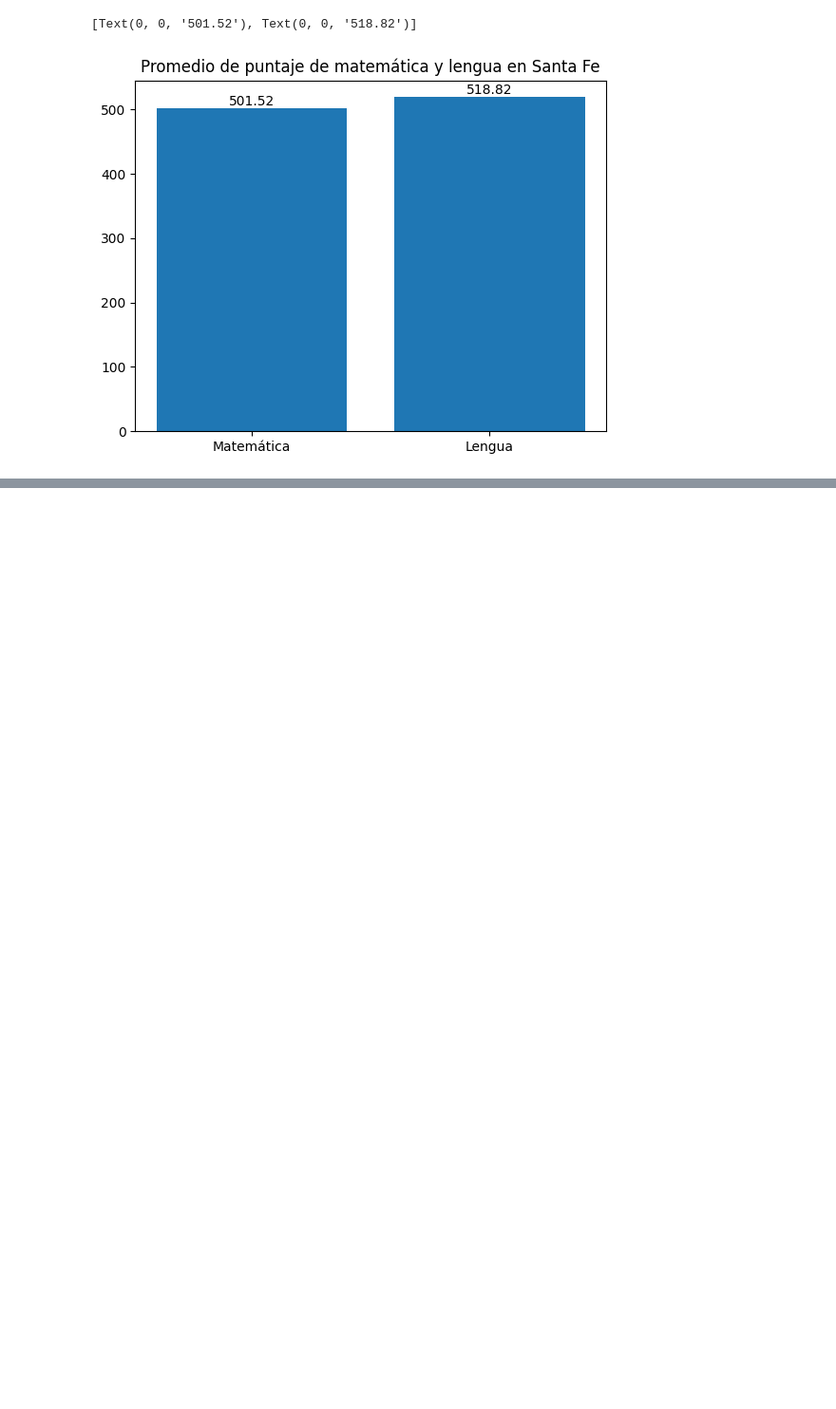
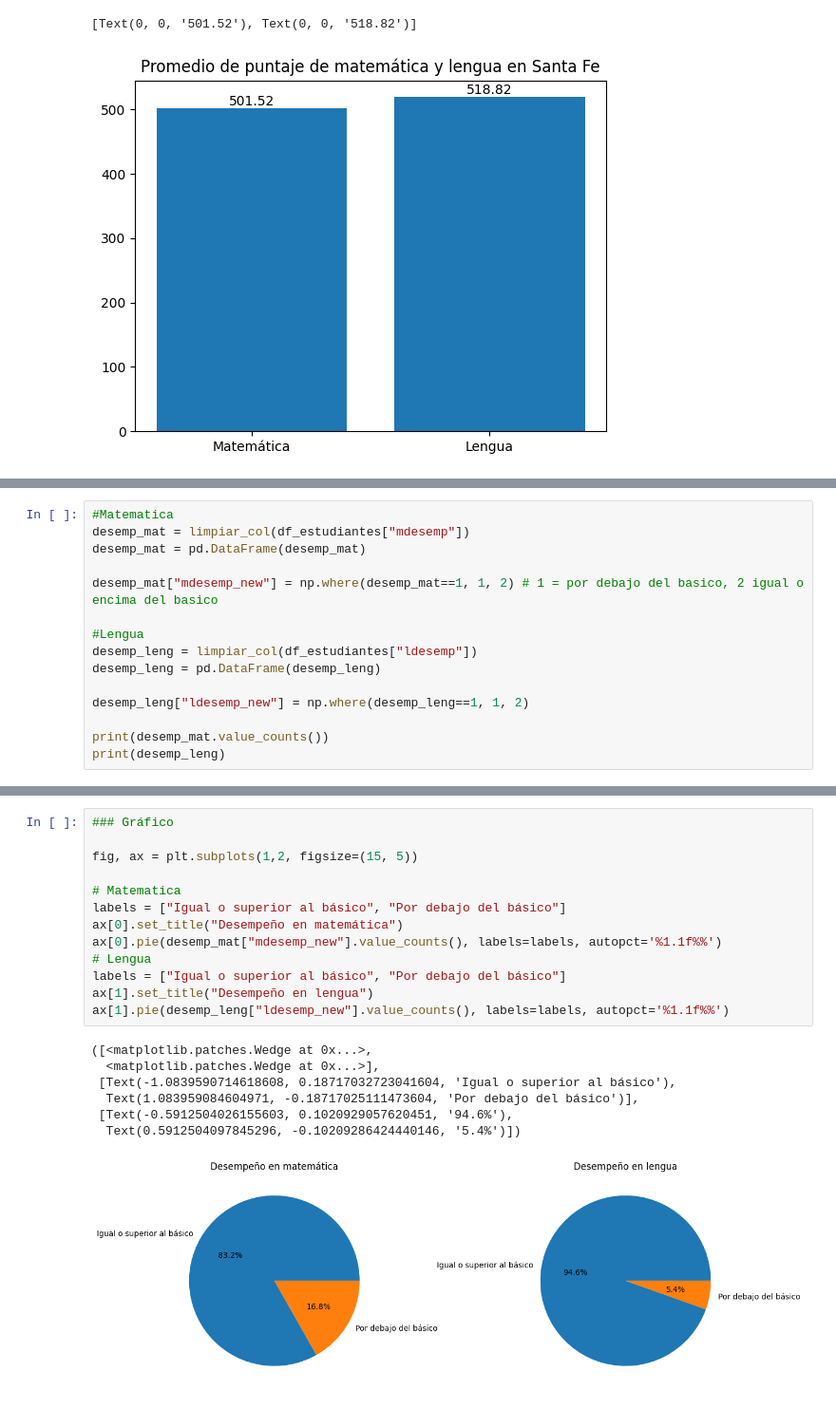
Before and after one commit to alerodriguez01/tp1-cs-datos, a Jupyter notebook: tp1-cs-datos.ipynb, the cells around one changed output, grey strips where cells are left out. Shown at 95% size. Cells and saved outputs as stored; diff of their text form; blank space fills up the shorter version.

```diff
--- a/tp1-cs-datos.ipynb
+++ b/tp1-cs-datos.ipynb
@@ -312,0 +322,15 @@ ax.bar_label(ax.containers[0], fmt='%.2f')
+# %%
+#Matematica
+desemp_mat = limpiar_col(df_estudiantes["mdesemp"])
+desemp_mat = pd.DataFrame(desemp_mat)
+
+desemp_mat["mdesemp_new"] = np.where(desemp_mat==1, 1, 2) # 1 = por debajo del basico, 2 igual o encima del basico
+
+#Lengua
+desemp_leng = limpiar_col(df_estudiantes["ldesemp"])
+desemp_leng = pd.DataFrame(desemp_leng)
+
+desemp_leng["ldesemp_new"] = np.where(desemp_leng==1, 1, 2)
+
+print(desemp_mat.value_counts())
+print(desemp_leng)
@@ -312,0 +358,21 @@ ax.bar_label(ax.containers[0], fmt='%.2f')
+# %%
+### Gráfico
+
+fig, ax = plt.subplots(1,2, figsize=(15, 5))
+
+# Matematica
+labels = ["Igual o superior al básico", "Por debajo del básico"]
+ax[0].set_title("Desempeño en matemática")
+ax[0].pie(desemp_mat["mdesemp_new"].value_counts(), labels=labels, autopct='%1.1f%%')
+# Lengua
+labels = ["Igual o superior al básico", "Por debajo del básico"]
+ax[1].set_title("Desempeño en lengua")
+ax[1].pie(desemp_leng["ldesemp_new"].value_counts(), labels=labels, autopct='%1.1f%%')
+# %% [output]
+([<matplotlib.patches.Wedge at 0x...>,
+  <matplotlib.patches.Wedge at 0x...>],
+ [Text(-1.0839590714618608, 0.18717032723041604, 'Igual o superior al básico'),
+  Text(1.083959084604971, -0.18717025111473604, 'Por debajo del básico')],
+ [Text(-0.5912504026155603, 0.1020929057620451, '94.6%'),
+  Text(0.5912504097845296, -0.10209286424440146, '5.4%')])
+[figure, added]
```
Also changed, not shown: parts of 7 cells of this notebook.
